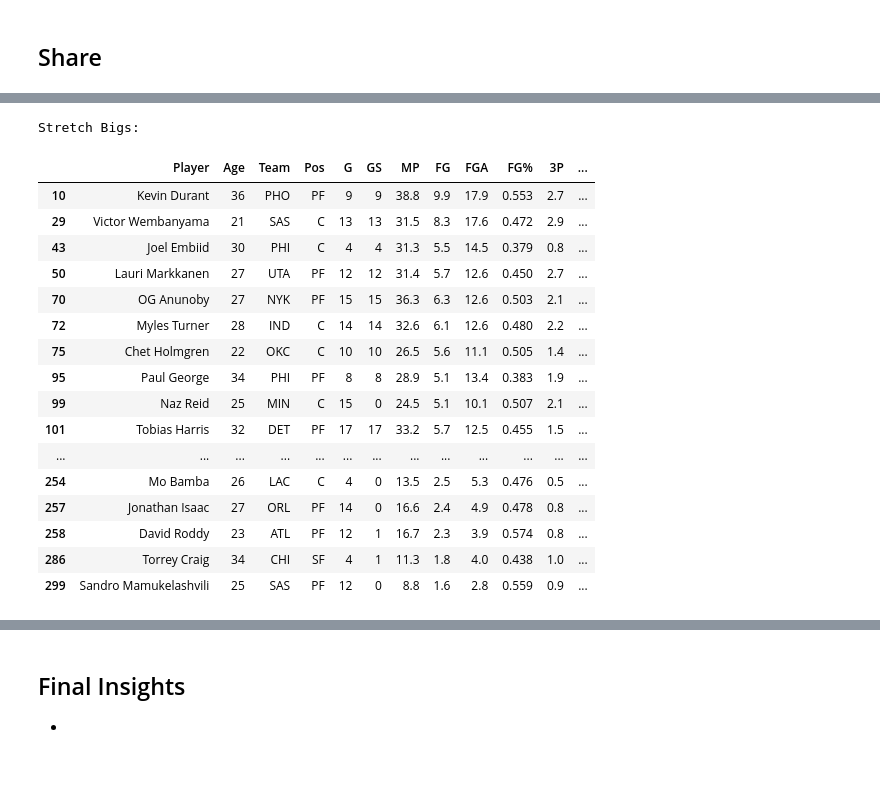
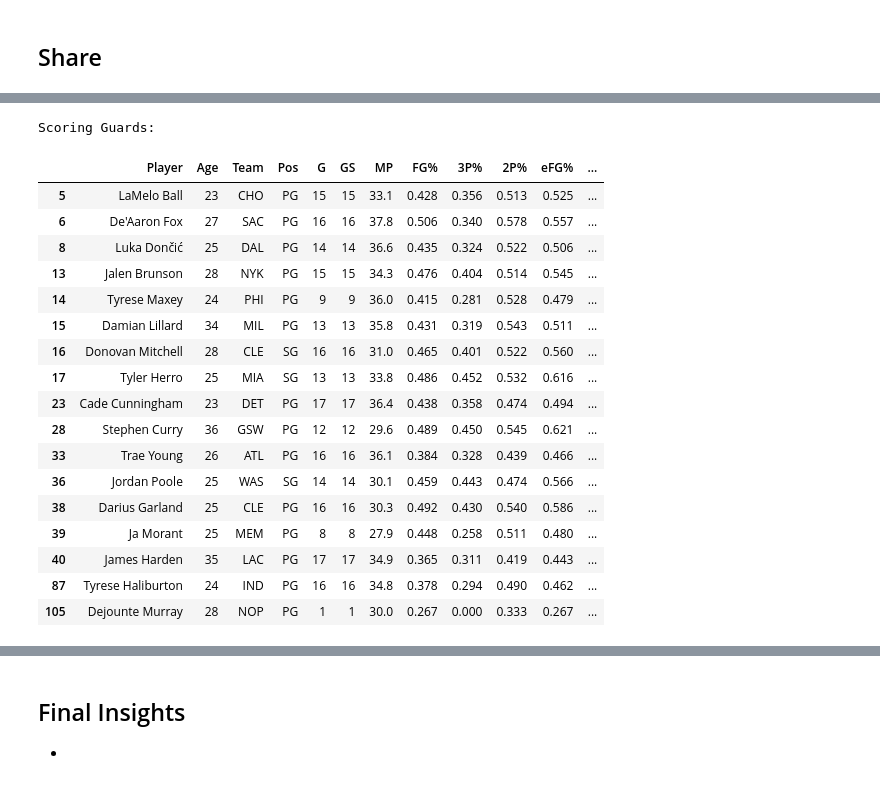
Before and after one commit to vtrackstar/Google-DA-Projects, a Jupyter notebook: ml-nba-offensive-playstyle-through-11-22-24.ipynb, the cells around one changed output, grey strips where cells are left out. Drawn from its saved outputs; the diff is of its cells as text; code cells hidden in the pictures.

```diff
--- a/ml-nba-offensive-playstyle-through-11-22-24.ipynb
+++ b/ml-nba-offensive-playstyle-through-11-22-24.ipynb
@@ -553,22 +382,28 @@ Balanced Bigs:
-# %%
-print("\nStretch Bigs:")
-Sbigs_stretch
-# %% [output]
-Stretch Bigs:
-|  | Player | Age | Team | Pos | G | GS | MP | FG | FGA | FG% | 3P | ... |
-| 10 | Kevin Durant | 36 | PHO | PF | 9 | 9 | 38.8 | 9.9 | 17.9 | 0.553 | 2.7 | ... |
-| 29 | Victor Wembanyama | 21 | SAS | C | 13 | 13 | 31.5 | 8.3 | 17.6 | 0.472 | 2.9 | ... |
-| 43 | Joel Embiid | 30 | PHI | C | 4 | 4 | 31.3 | 5.5 | 14.5 | 0.379 | 0.8 | ... |
-| 50 | Lauri Markkanen | 27 | UTA | PF | 12 | 12 | 31.4 | 5.7 | 12.6 | 0.450 | 2.7 | ... |
-| 70 | OG Anunoby | 27 | NYK | PF | 15 | 15 | 36.3 | 6.3 | 12.6 | 0.503 | 2.1 | ... |
-| 72 | Myles Turner | 28 | IND | C | 14 | 14 | 32.6 | 6.1 | 12.6 | 0.480 | 2.2 | ... |
-| 75 | Chet Holmgren | 22 | OKC | C | 10 | 10 | 26.5 | 5.6 | 11.1 | 0.505 | 1.4 | ... |
-| 95 | Paul George | 34 | PHI | PF | 8 | 8 | 28.9 | 5.1 | 13.4 | 0.383 | 1.9 | ... |
-| 99 | Naz Reid | 25 | MIN | C | 15 | 0 | 24.5 | 5.1 | 10.1 | 0.507 | 2.1 | ... |
-| 101 | Tobias Harris | 32 | DET | PF | 17 | 17 | 33.2 | 5.7 | 12.5 | 0.455 | 1.5 | ... |
-| ... | ... | ... | ... | ... | ... | ... | ... | ... | ... | ... | ... | ... |
-| 254 | Mo Bamba | 26 | LAC | C | 4 | 0 | 13.5 | 2.5 | 5.3 | 0.476 | 0.5 | ... |
-| 257 | Jonathan Isaac | 27 | ORL | PF | 14 | 0 | 16.6 | 2.4 | 4.9 | 0.478 | 0.8 | ... |
-| 258 | David Roddy | 23 | ATL | PF | 12 | 1 | 16.7 | 2.3 | 3.9 | 0.574 | 0.8 | ... |
-| 286 | Torrey Craig | 34 | CHI | SF | 4 | 1 | 11.3 | 1.8 | 4.0 | 0.438 | 1.0 | ... |
-| 299 | Sandro Mamukelashvili | 25 | SAS | PF | 12 | 0 | 8.8 | 1.6 | 2.8 | 0.559 | 0.9 | ... |
+# %%
+print("\nScoring Guards:")
+Sguards_score[['Player', 'Age', 'Team', 'Pos', 'G', 'GS', 'MP', 'FG%',
+       '3P%', '2P%', 'eFG%', 'FT%', 'PTS',
+       'AST', 'TOV', 'ShootFoulDrawn',
+       'And1s', 'FGA_Blkd', 'AvgFGDist', '%FGA_2P', '%FGA_0-3',
+       '%FGA_3-10', '%FGA_10-16', '%FGA_16-3P', '%FGA_3P', '%FG_Astd_2P',
+       '%FG_Astd_3P', 'Num_Dunks']]
+# %% [output]
+Scoring Guards:
+|  | Player | Age | Team | Pos | G | GS | MP | FG% | 3P% | 2P% | eFG% | ... |
+| 5 | LaMelo Ball | 23 | CHO | PG | 15 | 15 | 33.1 | 0.428 | 0.356 | 0.513 | 0.525 | ... |
+| 6 | De'Aaron Fox | 27 | SAC | PG | 16 | 16 | 37.8 | 0.506 | 0.340 | 0.578 | 0.557 | ... |
+| 8 | Luka Dončić | 25 | DAL | PG | 14 | 14 | 36.6 | 0.435 | 0.324 | 0.522 | 0.506 | ... |
+| 13 | Jalen Brunson | 28 | NYK | PG | 15 | 15 | 34.3 | 0.476 | 0.404 | 0.514 | 0.545 | ... |
+| 14 | Tyrese Maxey | 24 | PHI | PG | 9 | 9 | 36.0 | 0.415 | 0.281 | 0.528 | 0.479 | ... |
+| 15 | Damian Lillard | 34 | MIL | PG | 13 | 13 | 35.8 | 0.431 | 0.319 | 0.543 | 0.511 | ... |
+| 16 | Donovan Mitchell | 28 | CLE | SG | 16 | 16 | 31.0 | 0.465 | 0.401 | 0.522 | 0.560 | ... |
+| 17 | Tyler Herro | 25 | MIA | SG | 13 | 13 | 33.8 | 0.486 | 0.452 | 0.532 | 0.616 | ... |
+| 23 | Cade Cunningham | 23 | DET | PG | 17 | 17 | 36.4 | 0.438 | 0.358 | 0.474 | 0.494 | ... |
+| 28 | Stephen Curry | 36 | GSW | PG | 12 | 12 | 29.6 | 0.489 | 0.450 | 0.545 | 0.621 | ... |
+| 33 | Trae Young | 26 | ATL | PG | 16 | 16 | 36.1 | 0.384 | 0.328 | 0.439 | 0.466 | ... |
+| 36 | Jordan Poole | 25 | WAS | SG | 14 | 14 | 30.1 | 0.459 | 0.443 | 0.474 | 0.566 | ... |
+| 38 | Darius Garland | 25 | CLE | PG | 16 | 16 | 30.3 | 0.492 | 0.430 | 0.540 | 0.586 | ... |
+| 39 | Ja Morant | 25 | MEM | PG | 8 | 8 | 27.9 | 0.448 | 0.258 | 0.511 | 0.480 | ... |
+| 40 | James Harden | 35 | LAC | PG | 17 | 17 | 34.9 | 0.365 | 0.311 | 0.419 | 0.443 | ... |
+| 87 | Tyrese Haliburton | 24 | IND | PG | 16 | 16 | 34.8 | 0.378 | 0.294 | 0.490 | 0.462 | ... |
+| 105 | Dejounte Murray | 28 | NOP | PG | 1 | 1 | 30.0 | 0.267 | 0.000 | 0.333 | 0.267 | ... |
```
Also changed, not shown: parts of 18 cells of this notebook.
